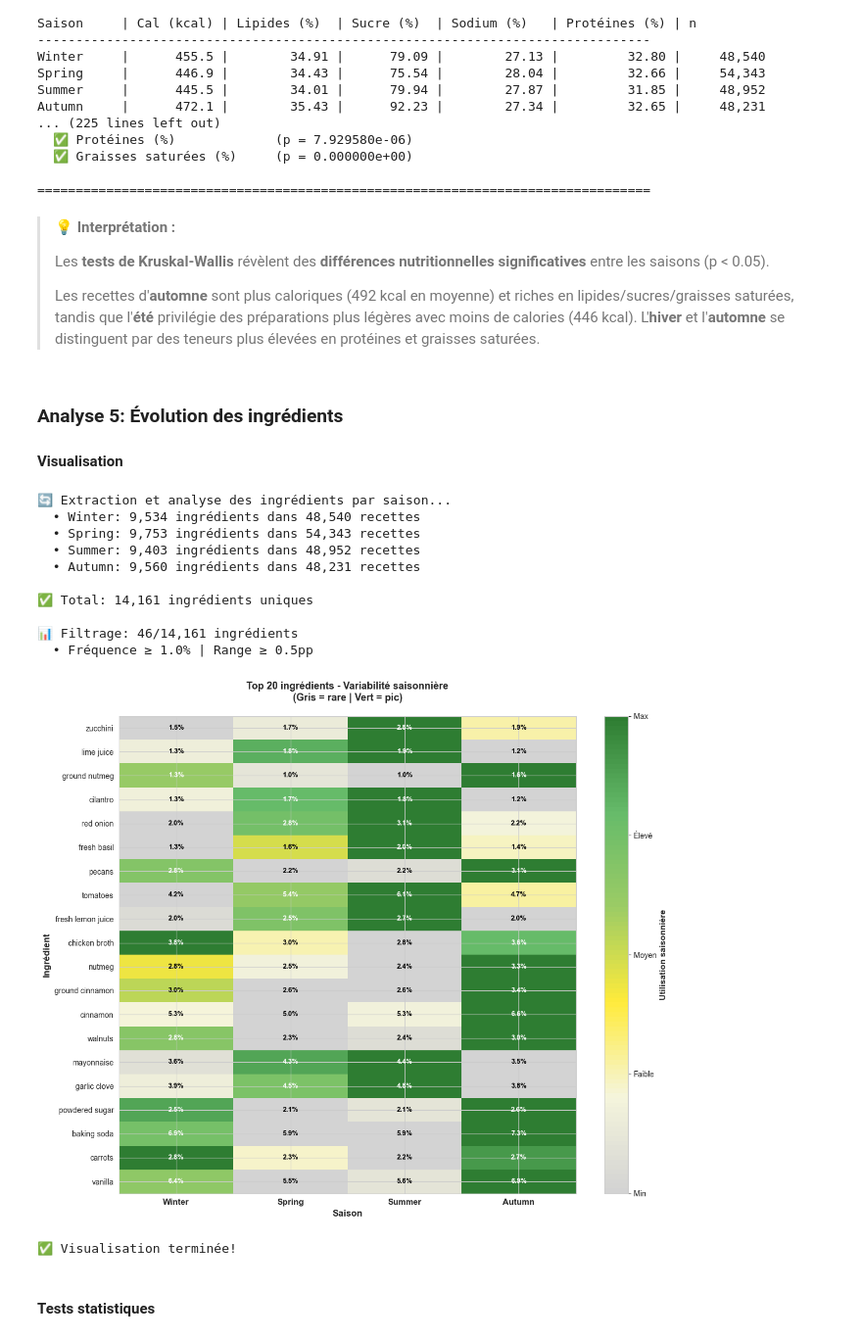
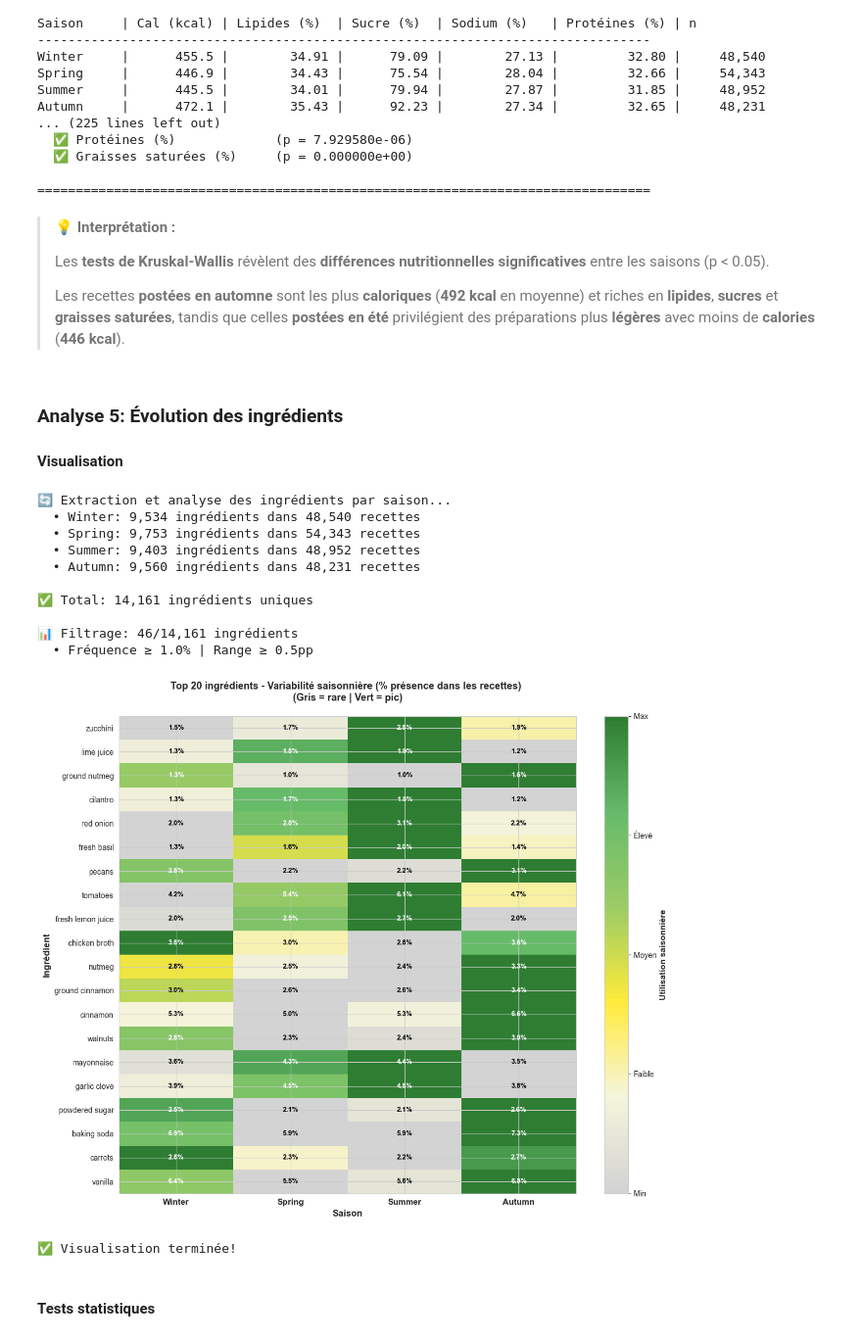
Before and after one commit to julienlafrance/backtothefuturekitchen, a Jupyter notebook: 00_eda/02_seasonality/recipe/recipe_analysis_seasonality.ipynb, the cells around one changed output. Shown at 98% size. Cells and saved outputs as stored; diff of their text form; code cells hidden in the pictures.

```diff
--- a/00_eda/02_seasonality/recipe/recipe_analysis_seasonality.ipynb
+++ b/00_eda/02_seasonality/recipe/recipe_analysis_seasonality.ipynb
@@ -682,7 +682,8 @@ Autumn     |      472.1 |        35.43 |      92.23 |        27.34 |         32.
 >
 > Les **tests de Kruskal-Wallis** révèlent des **différences nutritionnelles significatives** entre les saisons (p < 0.05).
 >
-> Les recettes d'**automne** sont plus caloriques (492 kcal en moyenne) et riches en lipides/sucres/graisses saturées, tandis que l'**été** privilégie des préparations plus légères avec moins de calories (446 kcal). L'**hiver** et l'**automne** se distinguent par des teneurs plus élevées en protéines et graisses saturées.
+> Les recettes **postées en automne** sont les plus **caloriques** (**492 kcal** en moyenne) et riches en **lipides**, **sucres** et **graisses saturées**, tandis que celles **postées en été** privilégient des préparations plus **légères** avec moins de **calories** (**446 kcal**).
+>
 # %% [markdown]
 ### Analyse 5: Évolution des ingrédients
 #### Visualisation
@@ -774,35 +775,35 @@ for i in range(len(ingredient_labels)):
     for j in range(len(season_order)):
         text_color = "black" if heatmap_data_normalized[i, j] < 0.6 else "white"
         ax.text(j, i, f'{heatmap_data_raw[i, j]:.1f}%',
                 ha="center", va="center", color=text_color,
                 fontsize=9, fontweight='bold')
 
 # Colorbar
 cbar = plt.colorbar(im, ax=ax, ticks=[0, 0.25, 0.5, 0.75, 1.0])
 cbar.set_label('Utilisation saisonnière', fontsize=11, fontweight='bold')
 cbar.ax.set_yticklabels(['Min', 'Faible', 'Moyen', 'Élevé', 'Max'])
 
-ax.set_title('Top 20 ingrédients - Variabilité saisonnière\n(Gris = rare | Vert = pic)',
+ax.set_title('Top 20 ingrédients - Variabilité saisonnière (% présence dans les recettes) \n(Gris = rare | Vert = pic)',
              fontsize=13, fontweight='bold', pad=20)
 ax.set_xlabel('Saison', fontsize=12, fontweight='bold')
 ax.set_ylabel('Ingrédient', fontsize=12, fontweight='bold')
 
 plt.tight_layout()
 plt.show()
 
 print("\n✅ Visualisation terminée!")
 # %% [output]
 🔄 Extraction et analyse des ingrédients par saison...
   • Winter: 9,534 ingrédients dans 48,540 recettes
   • Spring: 9,753 ingrédients dans 54,343 recettes
   • Summer: 9,403 ingrédients dans 48,952 recettes
   • Autumn: 9,560 ingrédients dans 48,231 recettes
 
 ✅ Total: 14,161 ingrédients uniques
 
 📊 Filtrage: 46/14,161 ingrédients
   • Fréquence ≥ 1.0% | Range ≥ 0.5pp
-[figure, old version]
+[figure, new version]
 ✅ Visualisation terminée!
 # %% [markdown]
 #### Tests statistiques
```
Also changed, not shown: parts of 4 cells of this notebook, 4 other files.
